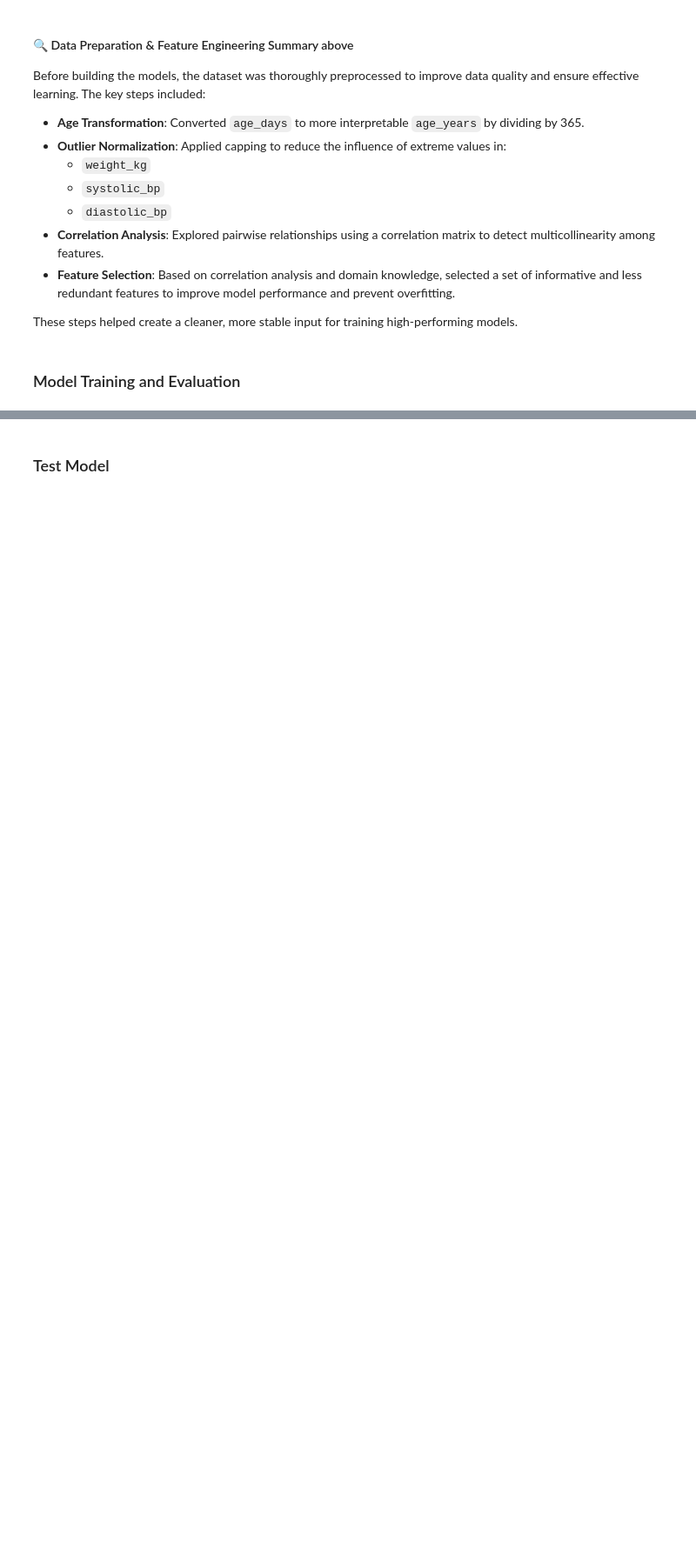
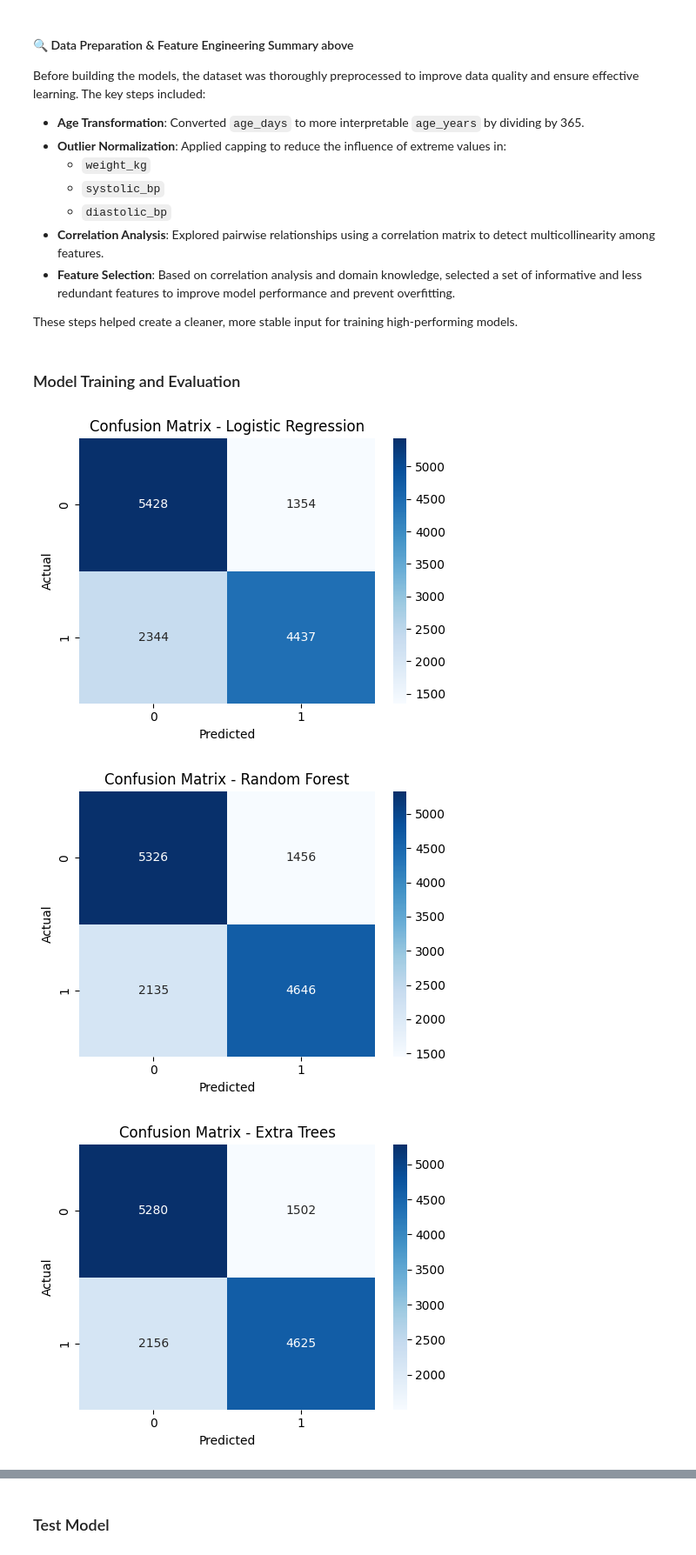
Before and after one commit to bopitien/multi-health-ml-predictor, a Jupyter notebook: notebooks/heart_disease.ipynb, the cells around one changed output, grey strips where cells are left out. Shown at 87% size. Saved outputs shown, nothing was run; the diff lists cells and outputs as text; code cells hidden in the pictures; blank space fills up the shorter version.

```diff
--- a/notebooks/heart_disease.ipynb
+++ b/notebooks/heart_disease.ipynb
@@ -179,0 +429,4 @@ dfmodel_final.head()
+# %%
+
+print(f"\n🔄 Applying correlation threshold {0.06} on cleaned features...")
+clean_correl_matrix = dfmodel_clean.corr()
@@ -179,0 +462,14 @@ dfmodel_final.head()
+# %%
+correlation_threshold = 0.06 # define the correlation threshold below which features will be dropped
+
+strong_correlations = correlation_with_target[abs(correlation_with_target) >= correlation_threshold]
+
+features_to_keep = strong_correlations.index.tolist()
+
+dfmodel_final = dfmodel_clean[features_to_keep + ['heart_disease']]
+
+print(f"\n✅ FINAL FEATURE SET:")
+print(f"Features: {dfmodel_final.columns.tolist()}")
+print(f"Shape: {dfmodel_final.shape}")
+
+dfmodel_final.head()
@@ -228,8 +551,6 @@ from catboost import CatBoostClassifier
 from imblearn.over_sampling import SMOTE
 from imblearn.pipeline import Pipeline as ImbPipeline
 # %%
-from sklearn.model_selection import StratifiedKFold, RandomizedSearchCV
-
 # ========== Split data ==========
 X = dfmodel_final.drop('heart_disease', axis=1)
 y = dfmodel_final['heart_disease']
@@ -246,16 +567,12 @@ scaler = ColumnTransformer(
 
 # ========== Classifiers & Param Grids ==========
 model_param_grid = [
-
-
     (
-    'Logistic Regression', LogisticRegression(max_iter=1000, class_weight='balanced', random_state=42), {
-        'clf__C': [0.01, 0.1, 1, 10],
-        'clf__solver': ['liblinear', 'lbfgs']
-    }
-    )
-    ,
-
+        'Logistic Regression', LogisticRegression(max_iter=1000, class_weight='balanced', random_state=42), {
+            'clf__C': [0.01, 0.1, 1, 10],
+            'clf__solver': ['liblinear', 'lbfgs']
+        }
+    ),
     (
         'Random Forest', RandomForestClassifier(random_state=42), {
             'clf__n_estimators': [100, 200, 300],
@@ -265,7 +582,8 @@ model_param_grid = [
         }
     ),
     (
-        'Decision Tree', DecisionTreeClassifier(random_state=42), {
+        'Extra Trees', ExtraTreesClassifier(random_state=42), {  # ✅ NEW
+            'clf__n_estimators': [100, 200, 300],
             'clf__max_depth': [None, 10, 20],
             'clf__min_samples_split': [2, 5],
             'clf__min_samples_leaf': [1, 2]
@@ -279,12 +597,7 @@ model_param_grid = [
             'clf__subsample': [0.8, 1.0]
         }
     ),
-    (
-        'SVM', SVC(probability=True, random_state=42), {
-            'clf__C': [0.1, 1, 10],
-            'clf__kernel': ['linear', 'rbf']
-        }
-    ),
+    # (SVM removed for faster training)
     (
         'Gaussian NB', GaussianNB(), {}
     ),
@@ -296,7 +609,13 @@ model_param_grid = [
         }
     ),
     (
-        'LightGBM', LGBMClassifier(random_state=42), {
+        'AdaBoost', AdaBoostClassifier(random_state=42), {  # ✅ NEW
+            'clf__n_estimators': [50, 100, 200],
+            'clf__learning_rate': [0.01, 0.1, 1.0]
+        }
+    ),
+    (
+        'LightGBM', LGBMClassifier(random_state=42, verbose=-1), {
             'clf__n_estimators': [100, 200],
             'clf__learning_rate': [0.01, 0.1],
             'clf__max_depth': [5, 10, -1]
@@ -332,36 +651,40 @@ for name, clf, param_grid in model_param_grid:
     if param_grid:
         search = RandomizedSearchCV(
             pipe, param_distributions=param_grid,
-            scoring='f1', n_iter=20, cv=cv, random_state=42, n_jobs=-1
+            scoring='f1', n_iter=10, cv=cv, random_state=42, n_jobs=-1
         )
         search.fit(X_train, y_train)
         best_model = search.best_estimator_
     else:
         pipe.fit(X_train, y_train)
         best_model = pipe
 
     y_pred = best_model.predict(X_test)
     y_proba = best_model.predict_proba(X_test)[:, 1] if hasattr(best_model, "predict_proba") else None
 
     results['Model'].append(name)
     results['Accuracy'].append(round(accuracy_score(y_test, y_pred), 4))
     results['Precision'].append(round(precision_score(y_test, y_pred), 4))
     results['Recall'].append(round(recall_score(y_test, y_pred), 4))
     results['F1 Score'].append(round(f1_score(y_test, y_pred), 4))
     results['ROC AUC'].append(round(roc_auc_score(y_test, y_proba), 4) if y_proba is not None else 'N/A')
 
     trained_models.append((name, best_model))
 
     cm = confusion_matrix(y_test, y_pred)
     plt.figure(figsize=(5, 4))
     sns.heatmap(cm, annot=True, fmt='d', cmap='Blues')
     plt.title(f'Confusion Matrix - {name}')
     plt.xlabel('Predicted')
     plt.ylabel('Actual')
     plt.tight_layout()
     plt.show()
 
 # ========== Show results ==========
 results_df = pd.DataFrame(results)
 print("\nModel Performance Comparison:\n")
 print(results_df.sort_values(by='Accuracy', ascending=False))
+# %% [output]
+[figure, added]
+[figure, added]
+[figure, added]
```
Also changed, not shown: parts of 56 cells of this notebook, 8 other files.
